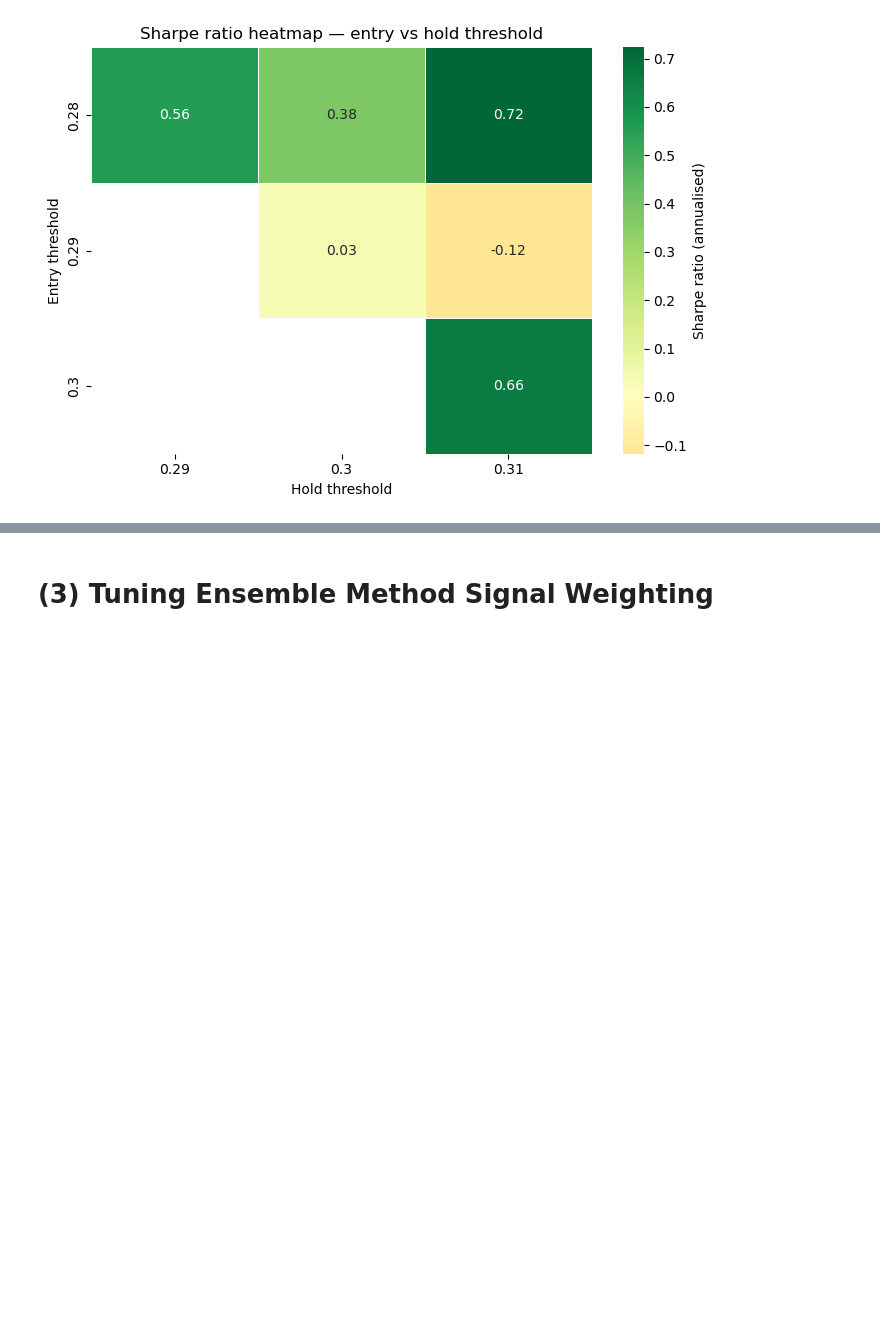
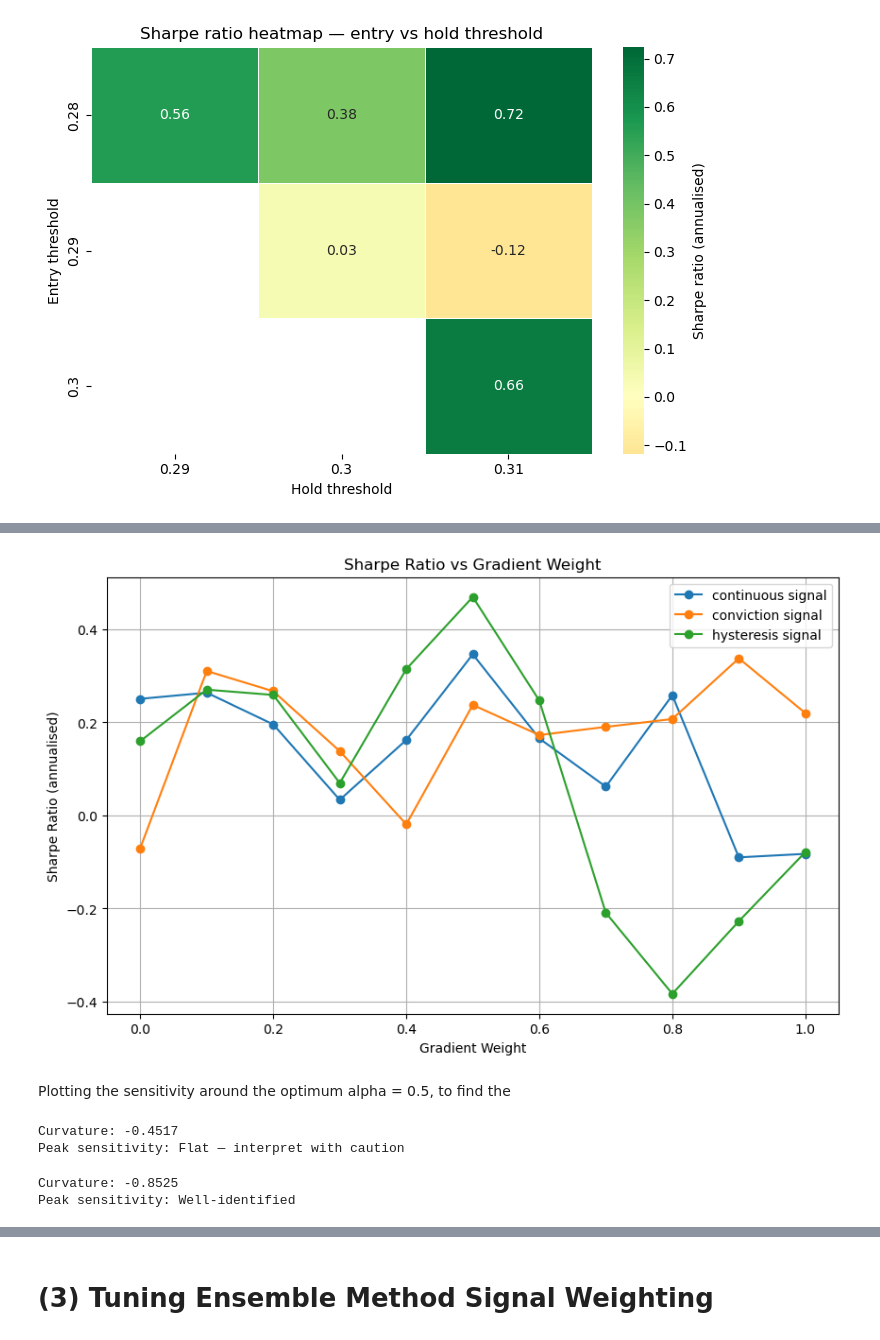
Before and after one commit to oscar10-wq/sw-kmeans-regime-detection, a Jupyter notebook: Tuning_algo.ipynb, the cells around one changed output, grey strips where cells are left out. Saved outputs shown, nothing was run; the diff lists cells and outputs as text; code cells hidden in the pictures; blank space fills up the shorter version.

```diff
--- a/Tuning_algo.ipynb
+++ b/Tuning_algo.ipynb
@@ -144,0 +243,70 @@ plt.show()
+# %%
+#/Plotting the results
+
+sharpe_results_continuous = {}
+for grad_weight, portfolio_value in results_continuous.items():
+    returns = np.diff(portfolio_value) / portfolio_value[:-1]
+    if returns.std() > 0:
+        sharpe_continuous = (returns.mean() / returns.std()) * np.sqrt(252)  # annualised for 14 years
+    else:
+        sharpe_continuous = np.nan
+    sharpe_results_continuous[grad_weight] = sharpe_continuous
+
+sharpe_results_conviction = {}
+for grad_weight, portfolio_value in results_conviction.items():
+    returns = np.diff(portfolio_value) / portfolio_value[:-1]
+    if returns.std() > 0:
+        sharpe_conviction = (returns.mean() / returns.std()) * np.sqrt(252)  # annualised for 14 years
+    else:
+        sharpe_conviction = np.nan
+    sharpe_results_conviction[grad_weight] = sharpe_conviction
+
+sharpe_results_hysteresis = {}
+for grad_weight, portfolio_value in results_hysteresis.items():
+    returns = np.diff(portfolio_value) / portfolio_value[:-1]
+    if returns.std() > 0:
+        sharpe_hysteresis = (returns.mean() / returns.std()) * np.sqrt(252)  # annualised for 14 years
+    else:
+        sharpe_hysteresis = np.nan
+    sharpe_results_hysteresis[grad_weight] = sharpe_hysteresis
+
+plt.figure(figsize=(10, 6))
+plt.plot(list(sharpe_results_continuous.keys()), list(sharpe_results_continuous.values()), marker='o', label = "continuous signal")
+plt.plot(list(sharpe_results_conviction.keys()), list(sharpe_results_conviction.values()), marker='o', label = "conviction signal")
+plt.plot(list(sharpe_results_hysteresis.keys()), list(sharpe_results_hysteresis.values()), marker='o', label = "hysteresis signal")
+plt.title('Sharpe Ratio vs Gradient Weight')
+plt.xlabel('Gradient Weight')
+plt.ylabel('Sharpe Ratio (annualised)')
+plt.grid()
+plt.legend()
+plt.show()
+# %% [output]
+[figure, added]
+# %% [markdown]
+Plotting the sensitivity around the optimum alpha = 0.5, to find the
+# %%
+weights = list(sharpe_results_continuous.keys())
+sharpes = list(sharpe_results_continuous.values())
+
+# Fit a parabola around the optimum to measure curvature
+coeffs = np.polyfit(weights, sharpes, deg=2)
+curvature = coeffs[0]  # negative = concave, well-identified peak
+
+print(f"Curvature: {curvature:.4f}")
+print(f"Peak sensitivity: {'Well-identified' if abs(curvature) > 0.5 else 'Flat — interpret with caution'}")
+# %% [output]
+Curvature: -0.4517
+Peak sensitivity: Flat — interpret with caution
+# %%
+weights = list(sharpe_results_hysteresis.keys())
+sharpes = list(sharpe_results_hysteresis.values())
+
+# Fit a parabola around the optimum to measure curvature
+coeffs = np.polyfit(weights, sharpes, deg=2)
+curvature = coeffs[0]  # negative = concave, well-identified peak
+
+print(f"Curvature: {curvature:.4f}")
+print(f"Peak sensitivity: {'Well-identified' if abs(curvature) > 0.5 else 'Flat — interpret with caution'}")
+# %% [output]
+Curvature: -0.8525
+Peak sensitivity: Well-identified
```
Also changed, not shown: parts of 13 cells of this notebook, 11 other files.
